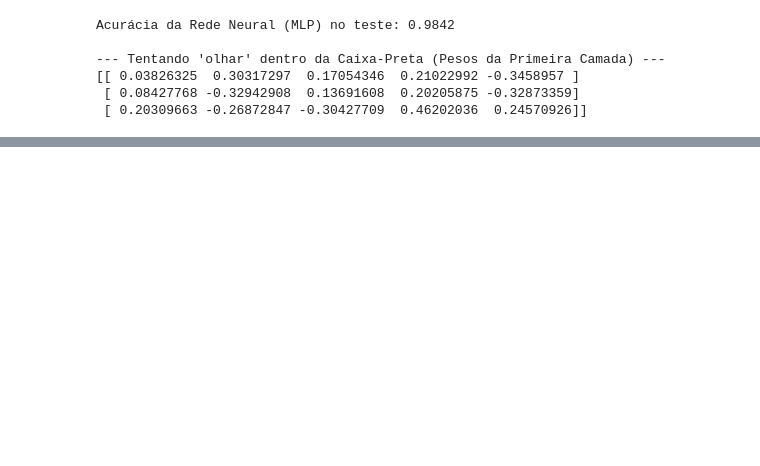
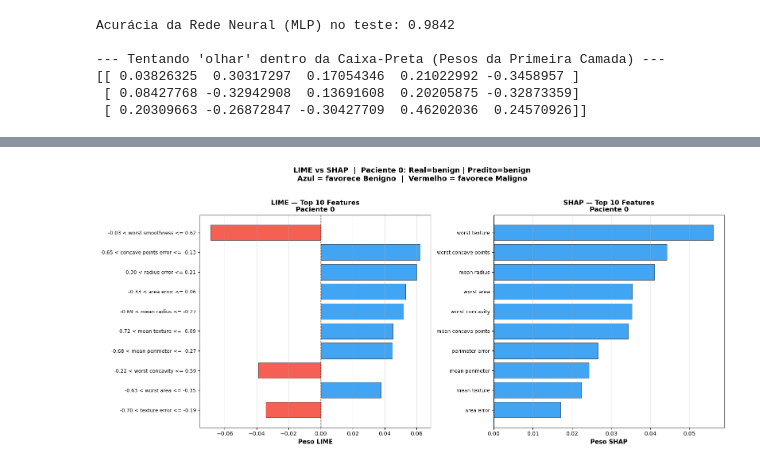
Before and after one commit to rpgouveia/pucpr_health_informatics_xAI, a Jupyter notebook: example3-mlp-shap-lime.ipynb, the cells around one changed output, grey strips where cells are left out. Cells and saved outputs as stored; diff of their text form; code cells hidden in the pictures; blank space fills up the shorter version.

```diff
--- a/example3-mlp-shap-lime.ipynb
+++ b/example3-mlp-shap-lime.ipynb
@@ -213,0 +464,72 @@ Explicação SHAP salva como 'shap_explicacao_paciente.png'
+# %%
+# ============================================================
+# CÉLULA 7 — Comparação LIME vs SHAP
+# ============================================================
+import pandas as pd
+
+# ── Top features por LIME ─────────────────────────────────────────
+lime_df = (
+    pd.DataFrame(exp_lime.as_list(), columns=['feature', 'lime_weight'])
+        .assign(lime_abs=lambda d: d['lime_weight'].abs())
+        .sort_values('lime_abs', ascending=False)
+        .head(10)
+)
+
+# ── Top features por SHAP ─────────────────────────────────────────
+shap_df = (
+    pd.DataFrame({'feature': feature_names_list, 'shap_value': vals_benigno})
+        .assign(shap_abs=lambda d: d['shap_value'].abs())
+        .sort_values('shap_abs', ascending=False)
+        .head(10)
+)
+
+# ── Gráfico lado a lado ───────────────────────────────────────────
+fig, axes = plt.subplots(1, 2, figsize=(16, 7))
+
+for ax, df, col, label in [
+    (axes[0], lime_df, 'lime_weight', 'LIME'),
+    (axes[1], shap_df, 'shap_value',  'SHAP')
+]:
+    vals  = df[col].iloc[::-1].values
+    feats = df['feature'].iloc[::-1].values
+    colors = ['#2196F3' if v > 0 else '#F44336' for v in vals]
+
+    ax.barh(range(len(vals)), vals, color=colors,
+            alpha=0.85, edgecolor='black', linewidth=0.5)
+    ax.set_yticks(range(len(vals)))
+    ax.set_yticklabels(feats, fontsize=9)
+    ax.set_xlabel(f'Peso {label}', fontsize=11, fontweight='bold')
+    ax.set_title(
+        f'{label} — Top 10 Features\nPaciente {PACIENTE_IDX}',
+        fontsize=12, fontweight='bold'
+    )
+    ax.axvline(0, color='black', linestyle='--', linewidth=1)
+    ax.grid(axis='x', alpha=0.3)
+
+plt.suptitle(
+    f"LIME vs SHAP  |  Paciente {PACIENTE_IDX}: "
+    f"Real={classe_real} | Predito={predicao}\n"
+    "Azul = favorece Benigno  |  Vermelho = favorece Maligno",
+    fontsize=13, fontweight='bold', y=1.02
+)
+plt.tight_layout()
+plt.savefig("comparacao_lime_shap.png", dpi=150, bbox_inches='tight')
+plt.show()
+
+# ── Tabela resumo no console ──────────────────────────────────────
+print(f"\n{'='*55}")
+print(f"  RESUMO — Paciente {PACIENTE_IDX}")
+print(f"  Real: {classe_real}  |  Predito: {predicao}  |  P(Benigno)={prob[1]:.3f}")
+print(f"{'='*55}")
+
+print("\nTop 5 features por LIME:")
+for _, r in lime_df.head(5).iterrows():
+    direcao = "→ Benigno" if r['lime_weight'] > 0 else "→ Maligno"
+    print(f"  {r['feature']:42s}  {r['lime_weight']:+.4f}  {direcao}")
+
+print("\nTop 5 features por SHAP (classe Benigno):")
+for _, r in shap_df.head(5).iterrows():
+    direcao = "→ Benigno" if r['shap_value'] > 0 else "→ Maligno"
+    print(f"  {r['feature']:42s}  {r['shap_value']:+.4f}  {direcao}")
+# %% [output]
+[figure, added]
```
Also changed, not shown: parts of 10 cells of this notebook, 10 other files.
